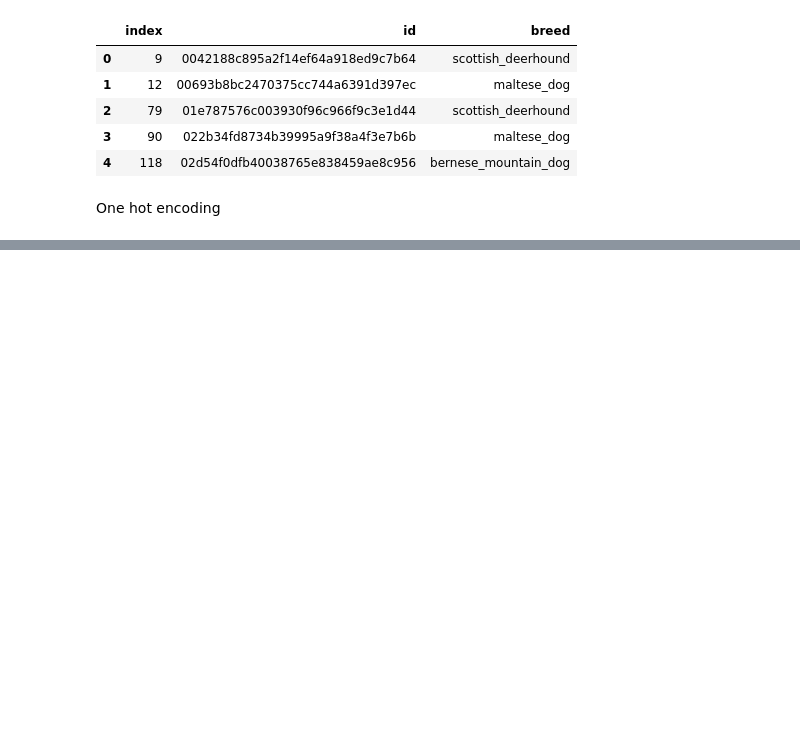
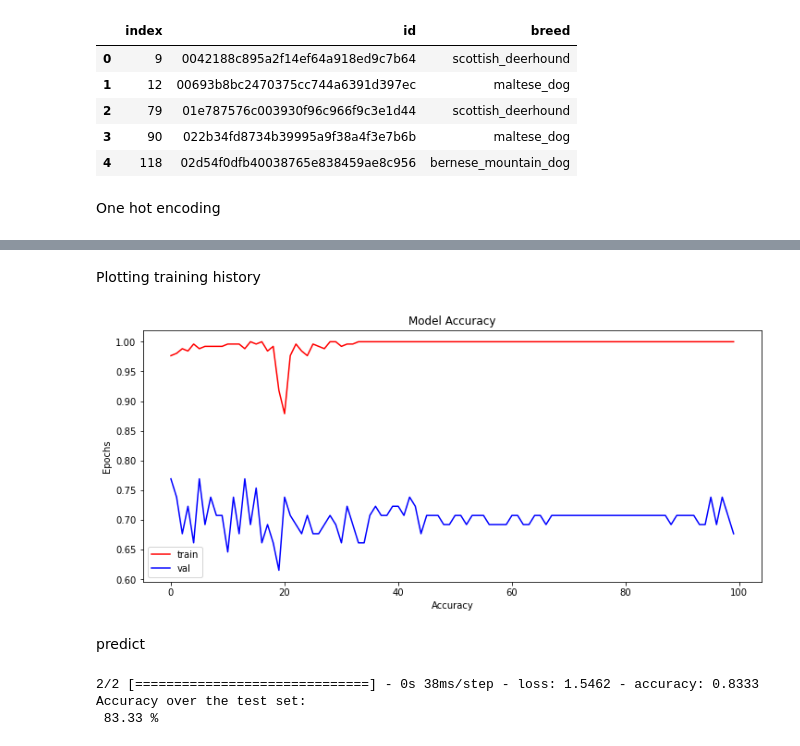
Before and after one commit to datascientist-saad/Machine-Learning, a Jupyter notebook: Projects/Dog Breed Prediction/dog_prediction_model.ipynb, the cells around one changed output, grey strips where cells are left out. Drawn from its saved outputs; the diff is of its cells as text; code cells hidden in the pictures; blank space fills up the shorter version.

```diff
--- a/Projects/Dog Breed Prediction/dog_prediction_model.ipynb
+++ b/Projects/Dog Breed Prediction/dog_prediction_model.ipynb
@@ -72,0 +75,23 @@ OSError: [Errno 22] Invalid argument: 'dog_dataset\\dogbreedidfromcomp\train\\00
+# %%
+model = Sequential()
+
+model.add(Conv2D(filters = 64, kernel_size = (5,5), activation='relu', input_shape=(224, 224, 3)))
+model.add(MaxPool2D(pool_size=(2,2)))
+
+model.add(Conv2D(filters = 32, kernel_size = (3,3), activation='relu', kernel_regularizer='l2'))
+model.add(MaxPool2D(pool_size=(2,2)))
+
+model.add(Conv2D(filters = 16, kernel_size = (7,7), activation='relu',kernel_regularizer='l2'))
+model.add(MaxPool2D(pool_size=(2,2)))
+
+model.add(Conv2D(filters = 8, kernel_size = (5,5), activation='relu', kernel_regularizer='l2'))
+model.add(MaxPool2D(pool_size=(2,2)))
+
+model.add(Flatten())
+model.add(Dense(128, activation = 'relu', kernel_regularizer='l2'))
+model.add(Dense(64, activation = 'relu', kernel_regularizer='l2'))
+model.add(Dense(len(CLASS_NAMES), activation='softmax'))
+
+model.compile(loss='categorical_crossentropy', optimizer='adam', metrics=['accuracy'])
+
+model.summary()
@@ -72,0 +118,4 @@ OSError: [Errno 22] Invalid argument: 'dog_dataset\\dogbreedidfromcomp\train\\00
+# %%
+X_train_and_val, X_test, Y_train_and_val, Y_test = train_test_split(X_data, Y_data, test_size = 0.1)
+
+X_train, X_val, Y_train, Y_val = train_test_split(X_train_and_val, Y_train_and_val, test_size = 0.2)
@@ -72,0 +124,5 @@ OSError: [Errno 22] Invalid argument: 'dog_dataset\\dogbreedidfromcomp\train\\00
+# %%
+epochs = 100
+batch_size = 128
+
+history = model.fit(X_train, Y_train, batch_size = batch_size, epochs = epochs, validation_data = (X_val, Y_val))
@@ -72,0 +147,24 @@ OSError: [Errno 22] Invalid argument: 'dog_dataset\\dogbreedidfromcomp\train\\00
+# %% [markdown]
+Plotting training history
+# %%
+plt.figure(figsize=(12, 5))
+plt.plot(history.history['accuracy'], color='r')
+plt.plot(history.history['val_accuracy'], color='b')
+plt.title('Model Accuracy')
+plt.xlabel('Accuracy')
+plt.ylabel('Epochs')
+plt.legend(['train', 'val'])
+
+plt.show()
+# %% [output]
+[figure, added]
+# %% [markdown]
+predict
+# %%
+Y_pred = model.predict(X_test)
+score = model.evaluate(X_test, Y_test)
+print('Accuracy over the test set: \n', round((score[1]*100), 2), '%')
+# %% [output]
+2/2 [==============================] - 0s 38ms/step - loss: 1.5462 - accuracy: 0.8333
+Accuracy over the test set:
+ 83.33 %
```
Also changed, not shown: parts of 7 cells of this notebook, 3 other files.
